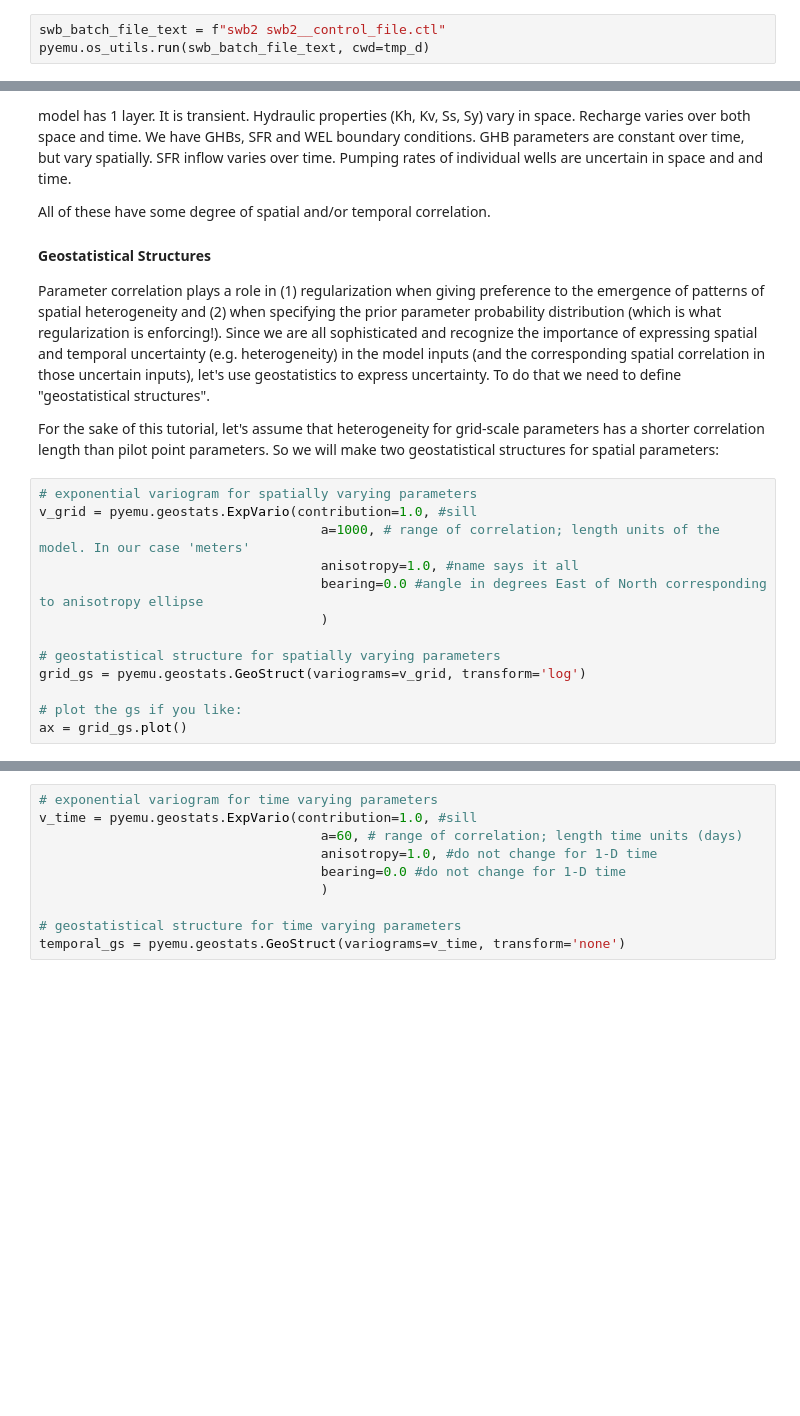
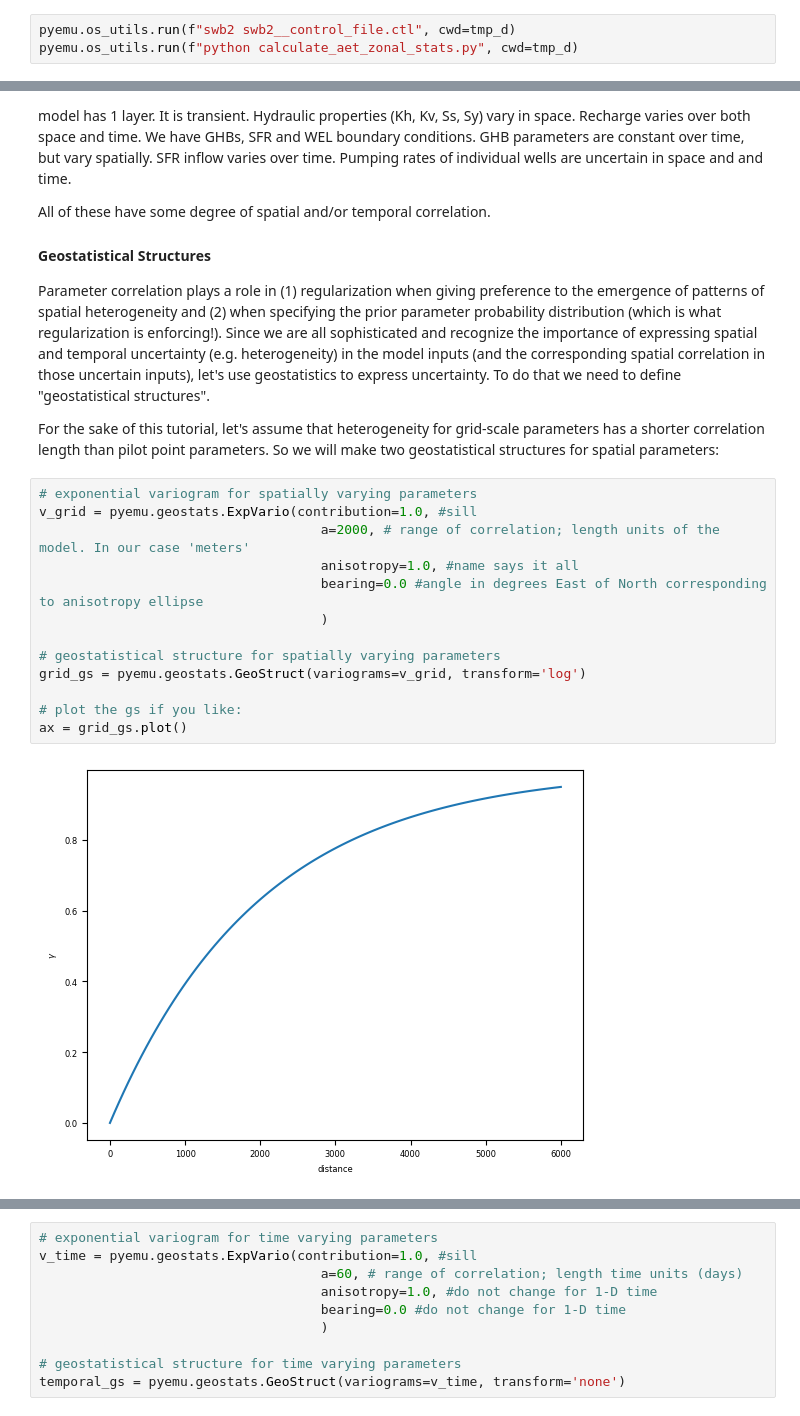
Before and after one commit to smwesten-usgs/swb2_pyemu_pest, a Jupyter notebook: pstfrom_pest_setup/swb_pstfrom_pest_setup.ipynb, the cells around one changed output, grey strips where cells are left out. Cells and saved outputs as stored; diff of their text form; blank space fills up the shorter version.

Commit message:
calculation of zonal stats from SWB appears correct for seasonal zonal stats

```diff
--- a/pstfrom_pest_setup/swb_pstfrom_pest_setup.ipynb
+++ b/pstfrom_pest_setup/swb_pstfrom_pest_setup.ipynb
@@ -38,8 +38,8 @@ shutil.copytree(org_d,tmp_d)
 # %% [output]
 'model_copy'
 # %%
-swb_batch_file_text = f"swb2 swb2__control_file.ctl"
-pyemu.os_utils.run(swb_batch_file_text, cwd=tmp_d)
+pyemu.os_utils.run(f"swb2 swb2__control_file.ctl", cwd=tmp_d)
+pyemu.os_utils.run(f"python calculate_aet_zonal_stats.py", cwd=tmp_d)
 # %% [markdown]
 ### Spatial Reference
 Now we can instantiate a `SpatialReference`. This will later be passed to `PstFrom` to assist with spatially locating parameters (e.g. pilot points and/or cell-by-cell parameters). SWB is not a code that is supported by FloPy, so we have to roll our own `SpatialReference` based on the SWB2 control file statements.
@@ -196,16 +224,18 @@ For the sake of this tutorial, let's assume that heterogeneity for grid-scale pa
 # %%
 # exponential variogram for spatially varying parameters
 v_grid = pyemu.geostats.ExpVario(contribution=1.0, #sill
-                                    a=1000, # range of correlation; length units of the model. In our case 'meters'
+                                    a=2000, # range of correlation; length units of the model. In our case 'meters'
                                     anisotropy=1.0, #name says it all
                                     bearing=0.0 #angle in degrees East of North corresponding to anisotropy ellipse
                                     )
 
 # geostatistical structure for spatially varying parameters
 grid_gs = pyemu.geostats.GeoStruct(variograms=v_grid, transform='log')
 
 # plot the gs if you like:
 ax = grid_gs.plot()
+# %% [output]
+[figure, added]
 # %%
 # exponential variogram for spatially varying parameters
 v_pp = pyemu.geostats.ExpVario(contribution=1.0, #sill
```
Also changed, not shown: parts of 14 cells of this notebook, 2 other files.
